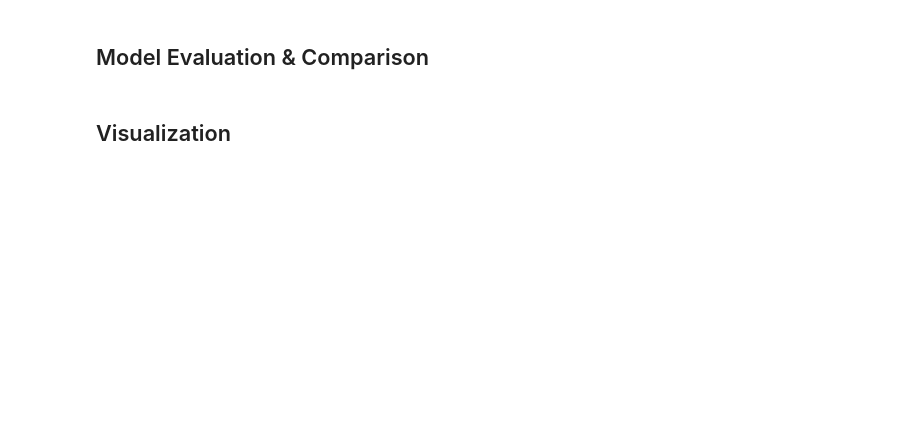
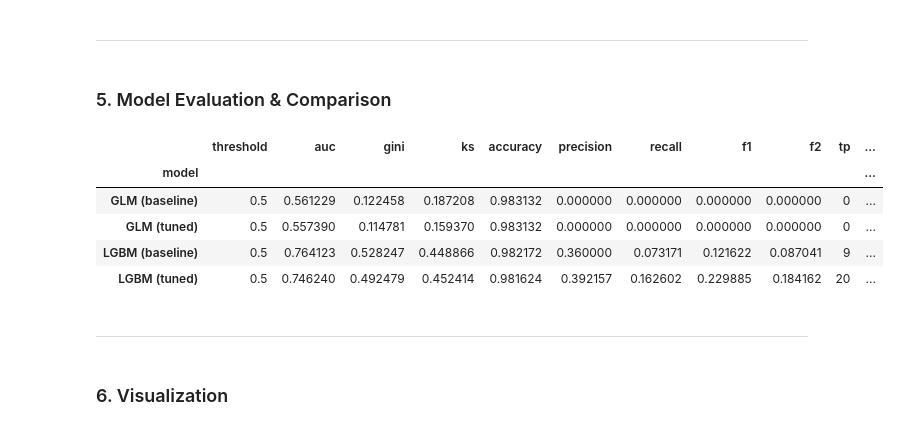
Before and after one commit to IvoryCccn/D100-D400-Project, a Jupyter notebook: notebooks/run_pipeline.ipynb, the cells around one changed output. Saved outputs shown, nothing was run; the diff lists cells and outputs as text; code cells hidden in the pictures; blank space fills up the shorter version.

```diff
--- a/notebooks/run_pipeline.ipynb
+++ b/notebooks/run_pipeline.ipynb
@@ -28,0 +191,5 @@ application_df, credit_df = load_data()
+# %%
+from CreditCardApproval.model_training import train_glm
+
+glm_model, glm_auc = train_glm(X_train, y_train, X_val, y_val)
+glm_auc
@@ -28,0 +198,5 @@ application_df, credit_df = load_data()
+# %%
+from CreditCardApproval.model_training import train_lgbm
+
+lgbm_model, lgbm_auc = train_lgbm(X_train, y_train, X_val, y_val)
+lgbm_auc
@@ -30,0 +220,8 @@ application_df, credit_df = load_data()
+# %%
+glm_best_model, glm_best_params = tune_glm(
+    X_train,
+    y_train,
+    cv_splits=5,
+)
+
+glm_best_params
@@ -30,0 +238,8 @@ application_df, credit_df = load_data()
+# %%
+lgbm_best_model, lgbm_best_params = tune_lgbm(
+    X_train,
+    y_train,
+    cv_splits=5,
+)
+
+lgbm_best_params
@@ -31,4 +284,31 @@ application_df, credit_df = load_data()
+# %% [markdown]
+***
 # %% [markdown]
-## Model Evaluation & Comparison
+### 5. Model Evaluation & Comparison
+# %%
+from CreditCardApproval.evaluation import compare_models
+
+summary = compare_models(
+    models={
+        "GLM (baseline)": glm_model,
+        "GLM (tuned)": glm_best_model,
+        "LGBM (baseline)": lgbm_model,
+        "LGBM (tuned)": lgbm_best_model,
+    },
+    X=X_val,
+    y=y_val,
+    threshold=0.5,
+)
+
+summary
+# %% [output]
+|  | threshold | auc | gini | ks | accuracy | precision | recall | f1 | f2 | tp | ... |
+| model |  |  |  |  |  |  |  |  |  |  | ... |
+| GLM (baseline) | 0.5 | 0.561229 | 0.122458 | 0.187208 | 0.983132 | 0.000000 | 0.000000 | 0.000000 | 0.000000 | 0 | ... |
+| GLM (tuned) | 0.5 | 0.557390 | 0.114781 | 0.159370 | 0.983132 | 0.000000 | 0.000000 | 0.000000 | 0.000000 | 0 | ... |
+| LGBM (baseline) | 0.5 | 0.764123 | 0.528247 | 0.448866 | 0.982172 | 0.360000 | 0.073171 | 0.121622 | 0.087041 | 9 | ... |
+| LGBM (tuned) | 0.5 | 0.746240 | 0.492479 | 0.452414 | 0.981624 | 0.392157 | 0.162602 | 0.229885 | 0.184162 | 20 | ... |
+# %% [markdown]
+***
 # %% [markdown]
-## Visualization
+### 6. Visualization
```
Also changed, not shown: parts of 54 cells of this notebook, 42 other files.
